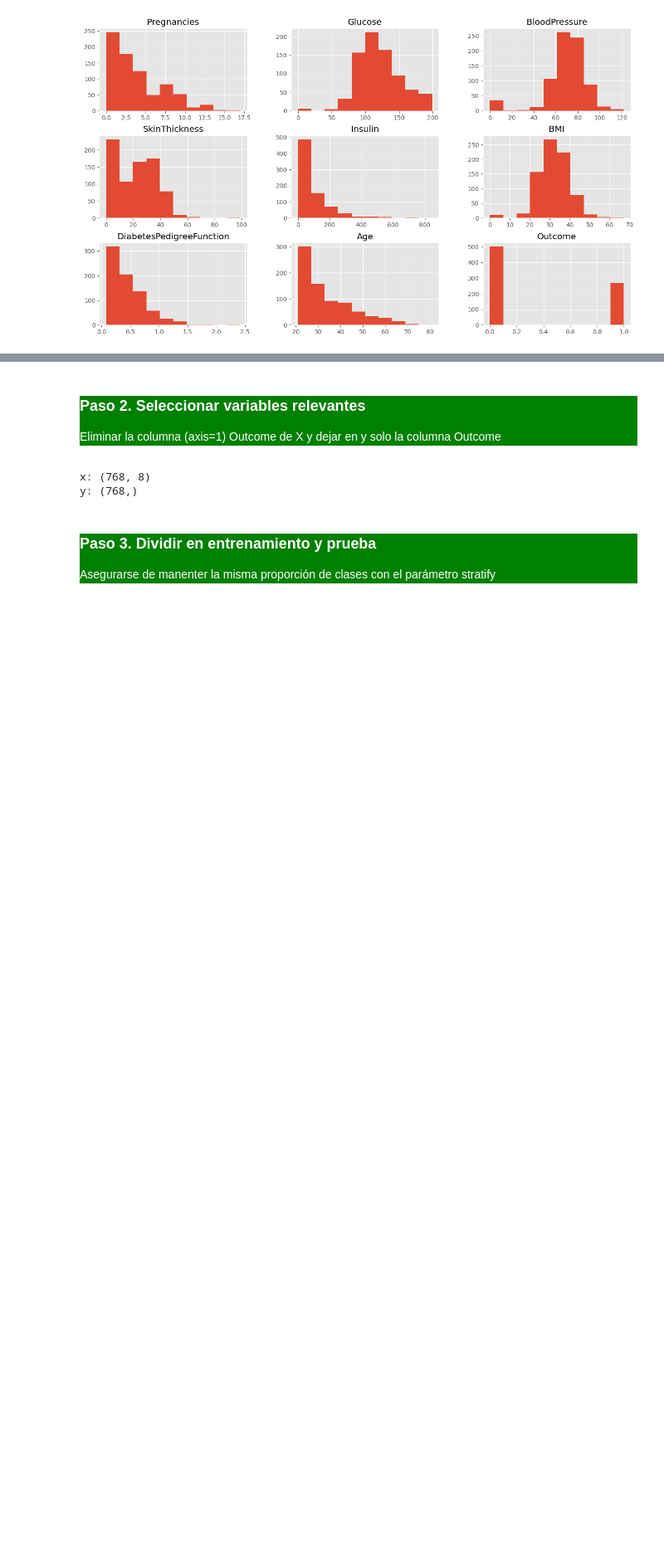
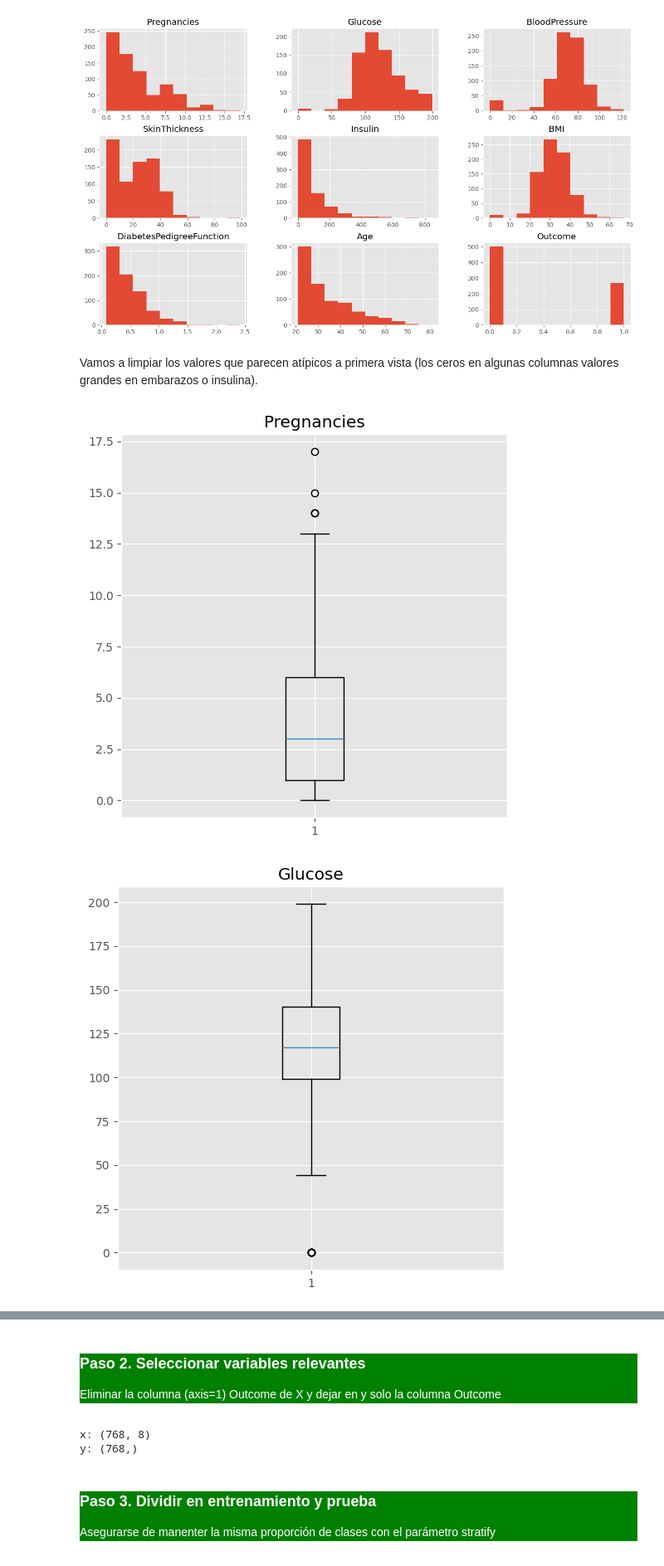
Before and after one commit to Ciclo-Especializacion-IA-y-BigData/actividad-clasificaci-n-knn-KevinSilvares, a Jupyter notebook: 2.1.Supervised-KNN-Classification.ipynb, the cells around one changed output, grey strips where cells are left out. Shown at 83% size. Cells and saved outputs as stored; diff of their text form; code cells hidden in the pictures; blank space fills up the shorter version.

```diff
--- a/2.1.Supervised-KNN-Classification.ipynb
+++ b/2.1.Supervised-KNN-Classification.ipynb
@@ -499,3 +499,16 @@ df.hist()
 plt.show()
 # %% [output]
 [figure]
+# %% [markdown]
+Vamos a limpiar los valores que parecen atípicos a primera vista (los ceros en algunas columnas valores grandes en embarazos o insulina).
+# %%
+columns = ["Pregnancies", "Glucose", "BloodPressure", "Insulin", "BMI"]
+
+for col in columns:
+    plt.figure(figsize=(6, 6))
+    plt.title(col)
+    plt.boxplot(df[col])
+    plt.show()
+# %% [output]
+[figure, added]
+[figure, added]
```
Also changed, not shown: parts of 15 cells of this notebook.
